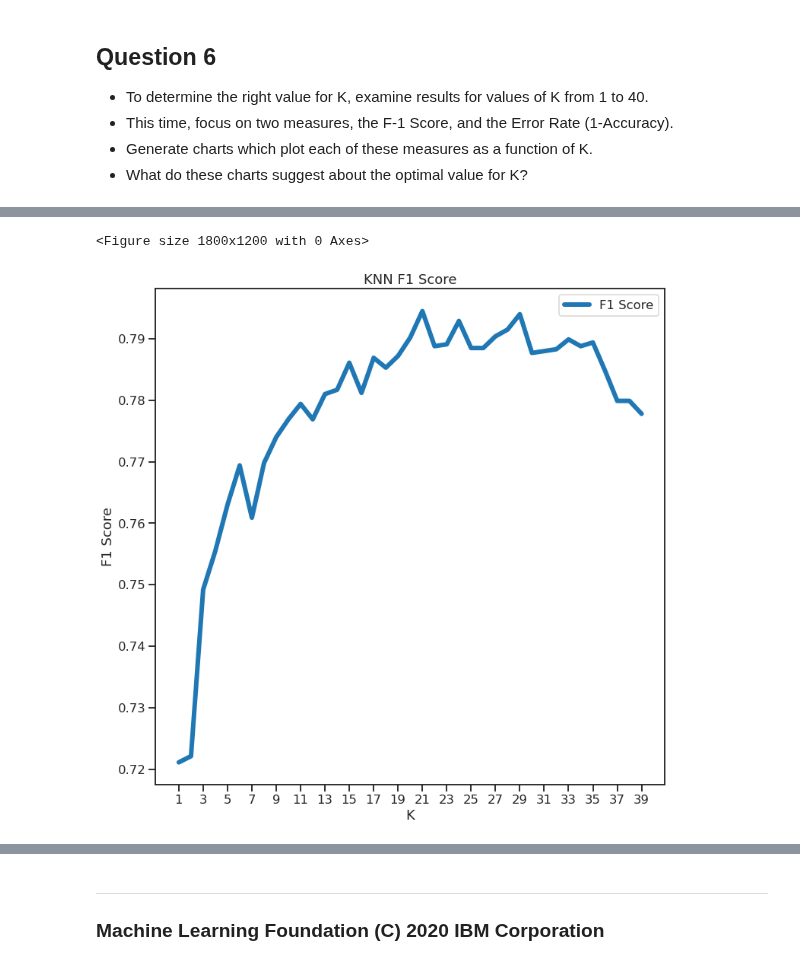
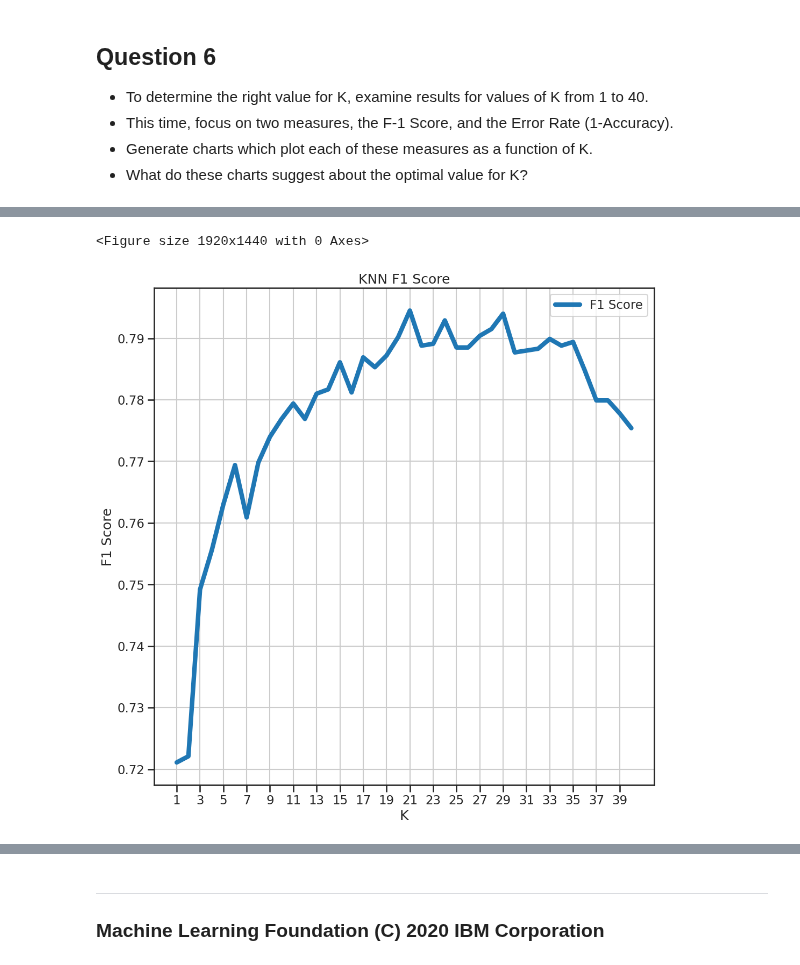
Before and after one commit to htetaunglynn94/coursera, a Jupyter notebook: ibm_ml_series/supervised_ml_classification/module_2/holab_1_KNN.ipynb, the cells around one changed output, grey strips where cells are left out. Drawn from its saved outputs; the diff is of its cells as text; code cells hidden in the pictures.

```diff
--- a/ibm_ml_series/supervised_ml_classification/module_2/holab_1_KNN.ipynb
+++ b/ibm_ml_series/supervised_ml_classification/module_2/holab_1_KNN.ipynb
@@ -144,3 +385,4 @@ df[ordinal_variables].astype('category').describe()
 # %%
-for column in binary_variables:
-    df[column] = lb.fit_transform(df[column])
+for col in binary_variables:
+    df[col] = lb.fit_transform(df[col])
+df[binary_variables].head()
@@ -149,2 +406,4 @@ categorical_variables = list(set(categorical_variables) - set(ordinal_variables)
 # %%
-df = pd.get_dummies(df, columns = categorical_variables, drop_first=True)
+df = pd.get_dummies(data=df,
+                    columns=categorical_variables,
+                    drop_first=True)
@@ -298,21 +585,18 @@ Text(0.5, 87.0, 'Ground Truth')
 * Generate charts which plot each of these measures as a function of K.
 * What do these charts suggest about the optimal value for K?
 # %%
-### BEGIN SOLUTION
-max_k = 40
+max_k = 41
 f1_scores = list()
-error_rates = list() # 1-accuracy
+error_rates = list()
 
 for k in range(1, max_k):
 
-    knn = KNeighborsClassifier(n_neighbors=k, weights='distance')
-    knn = knn.fit(X_train, y_train)
+    knn = KNeighborsClassifier(n_neighbors=k, weights='distance').fit(X_train, y_train)
+    y_pred = knn.predict(X_test)
 
-    y_pred = knn.predict(X_test)
-    f1 = f1_score(y_pred, y_test)
-    f1_scores.append((k, round(f1_score(y_test, y_pred), 4)))
-    error = 1-round(accuracy_score(y_test, y_pred), 4)
+    f1_scores.append((k, round(f1_score(y_pred, y_test), 4)))
+    error = 1 - round(accuracy_score(y_test, y_pred), 4) # 1 - Accuracy
     error_rates.append((k, error))
-
-f1_results = pd.DataFrame(f1_scores, columns=['K', 'F1 Score'])
-error_results = pd.DataFrame(error_rates, columns=['K', 'Error Rate'])
+# %%
+f1_results = pd.DataFrame(f1_scores, columns=['K', 'F1 Score']).set_index('K')
+f1_results
@@ -319,17 +651,21 @@ error_results = pd.DataFrame(error_rates, columns=['K', 'Error Rate'])
 # %%
 # Plot F1 results
 sns.set_context('talk')
 sns.set_style('ticks')
 
 plt.figure(dpi=300)
-ax = f1_results.set_index('K').plot(figsize=(12, 12), linewidth=6)
+ax = f1_results.plot(figsize=(12, 12), linewidth=6)
 ax.set(xlabel='K', ylabel='F1 Score')
 ax.set_xticks(range(1, max_k, 2));
 plt.title('KNN F1 Score')
 plt.savefig('knn_f1.png')
+plt.grid('True')
+plt.show()
+
+# Highest F1 score --> K = 21 (F1 score = 0.7945) is the best.
 # %% [output]
-<Figure size 1800x1200 with 0 Axes>
+<Figure size 1920x1440 with 0 Axes>
-[figure, old version]
+[figure, new version]
 # %%
 # Plot Accuracy (Error Rate) results
 sns.set_context('talk')
```
Also changed, not shown: parts of 44 cells of this notebook.
